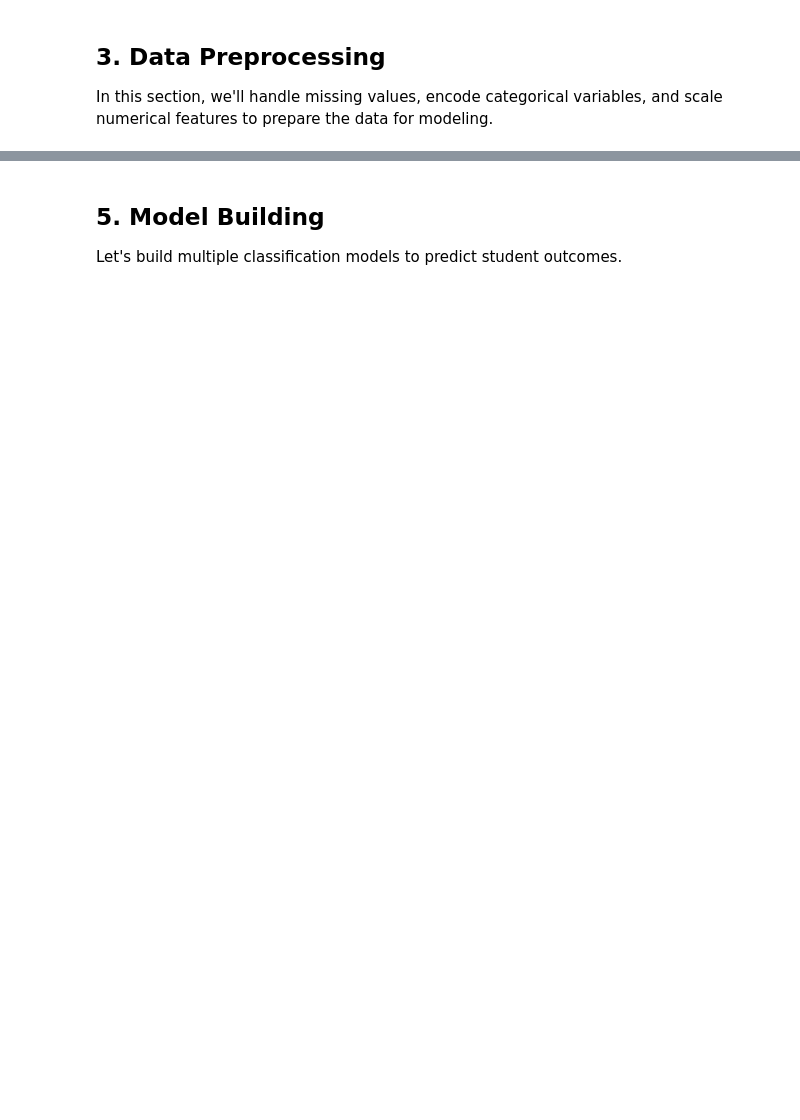
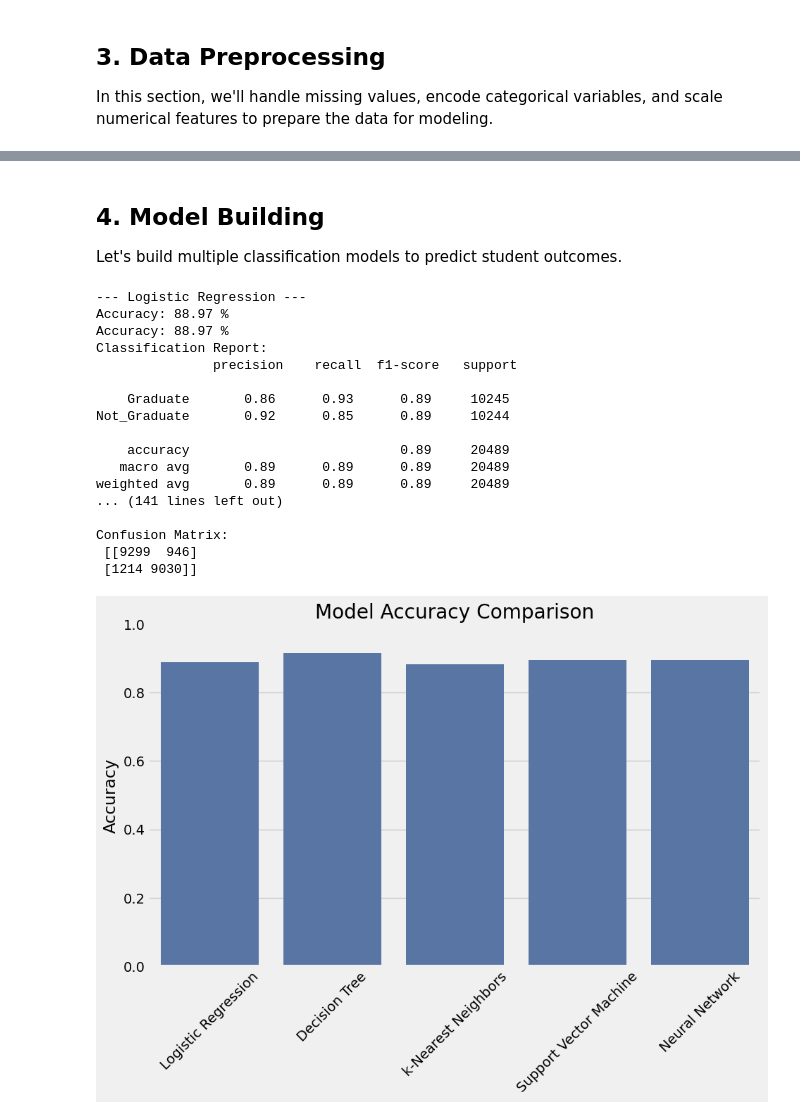
Before and after one commit to Manjeri998/IArt25, a Jupyter notebook: Proj2/src/student_outcome.ipynb, the cells around one changed output, grey strips where cells are left out. Drawn from its saved outputs; the diff is of its cells as text; code cells hidden in the pictures; blank space fills up the shorter version.

```diff
--- a/Proj2/src/student_outcome.ipynb
+++ b/Proj2/src/student_outcome.ipynb
@@ -198,4 +203,4 @@ plt.show()
 # %% [markdown]
-## 5. Model Building
+## 4. Model Building
 
 Let's build multiple classification models to predict student outcomes.
@@ -233,0 +207,61 @@ plt.show()
+# %%
+from sklearn.neighbors import KNeighborsClassifier
+from sklearn.neural_network import MLPClassifier
+
+
+X_train_final, X_test_final, y_train_final, y_test_final = train_test_split(
+    X_resampled, y_resampled, test_size=0.2, random_state=42, stratify=y_resampled
+)
+
+scaler = StandardScaler()
+X_train_scaled = scaler.fit_transform(X_train_final)
+X_test_scaled = scaler.transform(X_test_final)
+
+models = {
+    "Logistic Regression": LogisticRegression(random_state=42),
+    "Decision Tree": DecisionTreeClassifier(random_state=42),
+    "k-Nearest Neighbors": KNeighborsClassifier(),
+    "Support Vector Machine": SVC(kernel='rbf', random_state=42),
+    "Neural Network": MLPClassifier(hidden_layer_sizes=(100,), max_iter=500, random_state=42)
+}
+
+results = {}
+
+for name, model in models.items():
+    print(f"\n--- {name} ---")
+    model.fit(X_train_scaled, y_train_final)
+    y_pred = model.predict(X_test_scaled)
+
+    acc = accuracy_score(y_test_final, y_pred)
+    print("Accuracy:", round(acc * 100, 2), "%")
+    print("Classification Report:\n", classification_report(y_test_final, y_pred))
+    print("Confusion Matrix:\n", confusion_matrix(y_test_final, y_pred))
+
+    results[name] = acc
+
+plt.figure(figsize=(10, 6))
+sns.barplot(x=list(results.keys()), y=list(results.values()))
+plt.title("Model Accuracy Comparison")
+plt.ylabel("Accuracy")
+plt.xticks(rotation=45)
+plt.ylim(0, 1)
+plt.show()
+# %% [output]
+--- Logistic Regression ---
+Accuracy: 88.97 %
+Accuracy: 88.97 %
+Classification Report:
+               precision    recall  f1-score   support
+
+    Graduate       0.86      0.93      0.89     10245
+Not_Graduate       0.92      0.85      0.89     10244
+
+    accuracy                           0.89     20489
+   macro avg       0.89      0.89      0.89     20489
+weighted avg       0.89      0.89      0.89     20489
+... (141 lines left out)
+
+Confusion Matrix:
+ [[9299  946]
+ [1214 9030]]
+[figure, added]
```
Also changed, not shown: parts of 14 cells of this notebook.
